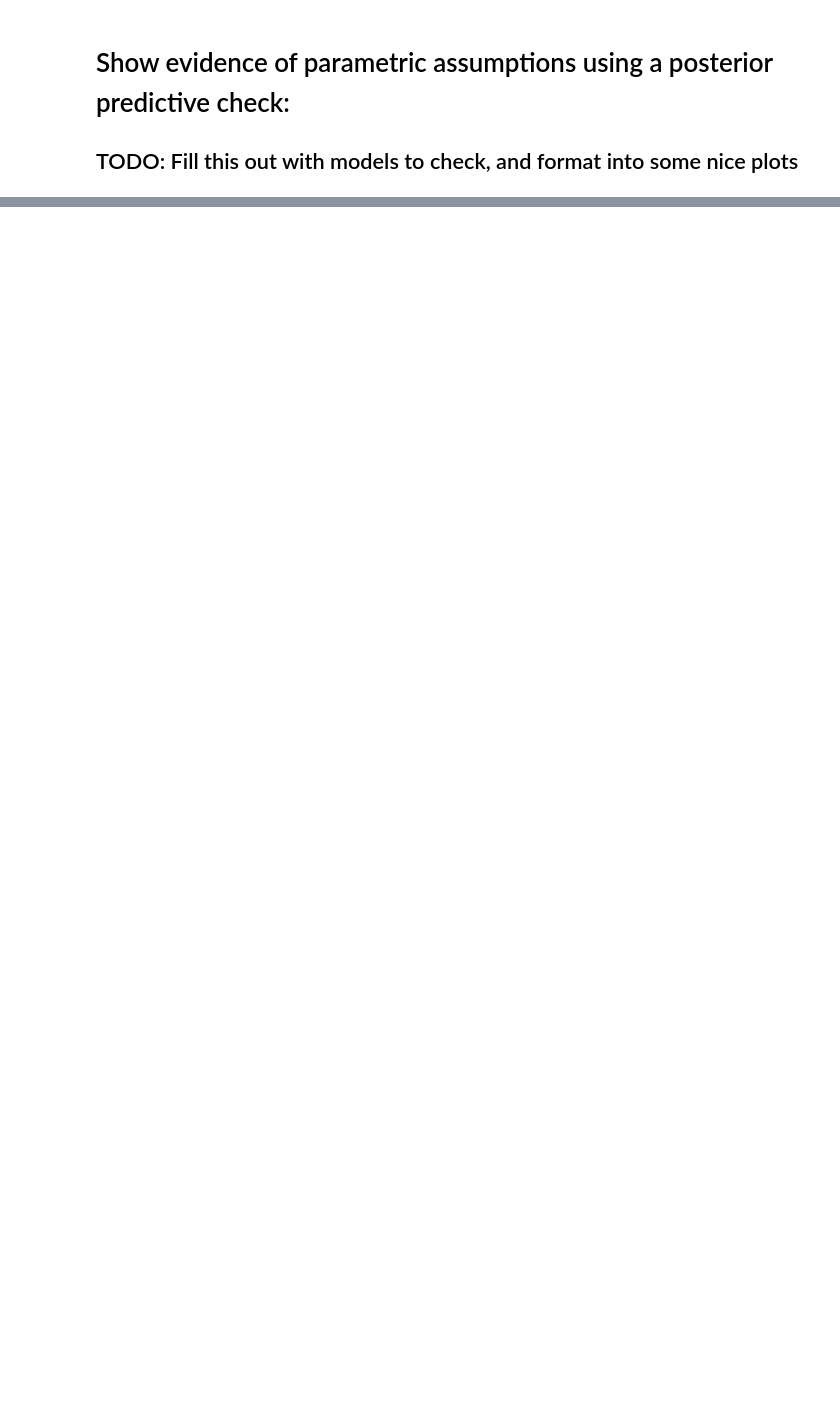
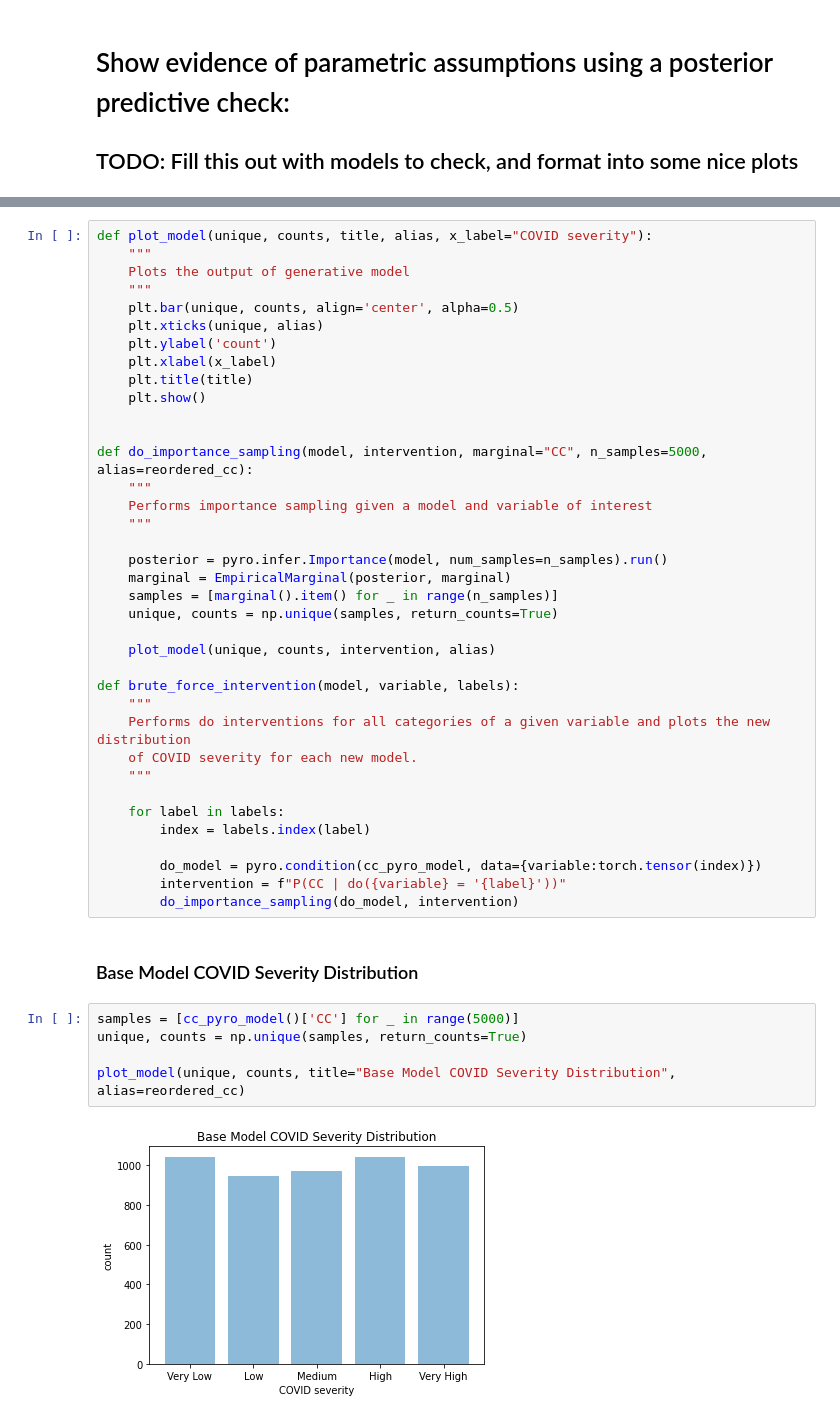
Before and after one commit to chloelarkin/county-covid-cases, a Jupyter notebook: causal_modeling/Causal_Model.ipynb, the cells around one changed output, grey strips where cells are left out. Drawn from its saved outputs; the diff is of its cells as text; blank space fills up the shorter version.

Commit message:
do-intervention exploration

```diff
--- a/causal_modeling/Causal_Model.ipynb
+++ b/causal_modeling/Causal_Model.ipynb
@@ -265,0 +248,46 @@ plot_all_conditional_probs(cdc_hypothesis_dict, ax_dims=[2, 3], fig_dims=[15, 10
+# %%
+def plot_model(unique, counts, title, alias, x_label="COVID severity"):
+    """
+    Plots the output of generative model
+    """
+    plt.bar(unique, counts, align='center', alpha=0.5)
+    plt.xticks(unique, alias)
+    plt.ylabel('count')
+    plt.xlabel(x_label)
+    plt.title(title)
+    plt.show()
+
+
+def do_importance_sampling(model, intervention, marginal="CC", n_samples=5000, alias=reordered_cc):
+    """
+    Performs importance sampling given a model and variable of interest
+    """
+
+    posterior = pyro.infer.Importance(model, num_samples=n_samples).run()
+    marginal = EmpiricalMarginal(posterior, marginal)
+    samples = [marginal().item() for _ in range(n_samples)]
+    unique, counts = np.unique(samples, return_counts=True)
+
+    plot_model(unique, counts, intervention, alias)
+
+def brute_force_intervention(model, variable, labels):
+    """
+    Performs do interventions for all categories of a given variable and plots the new distribution
+    of COVID severity for each new model.
+    """
+
+    for label in labels:
+        index = labels.index(label)
+
+        do_model = pyro.condition(cc_pyro_model, data={variable:torch.tensor(index)})
+        intervention = f"P(CC | do({variable} = '{label}'))"
+        do_importance_sampling(do_model, intervention)
+# %% [markdown]
+### Base Model COVID Severity Distribution
+# %%
+samples = [cc_pyro_model()['CC'] for _ in range(5000)]
+unique, counts = np.unique(samples, return_counts=True)
+
+plot_model(unique, counts, title="Base Model COVID Severity Distribution", alias=reordered_cc)
+# %% [output]
+[figure, added]
```
Also changed, not shown: parts of 26 cells of this notebook.
